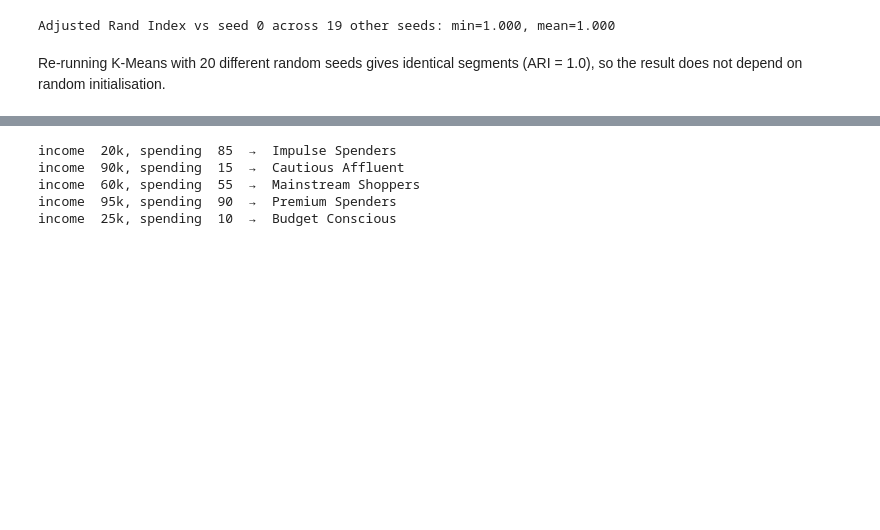
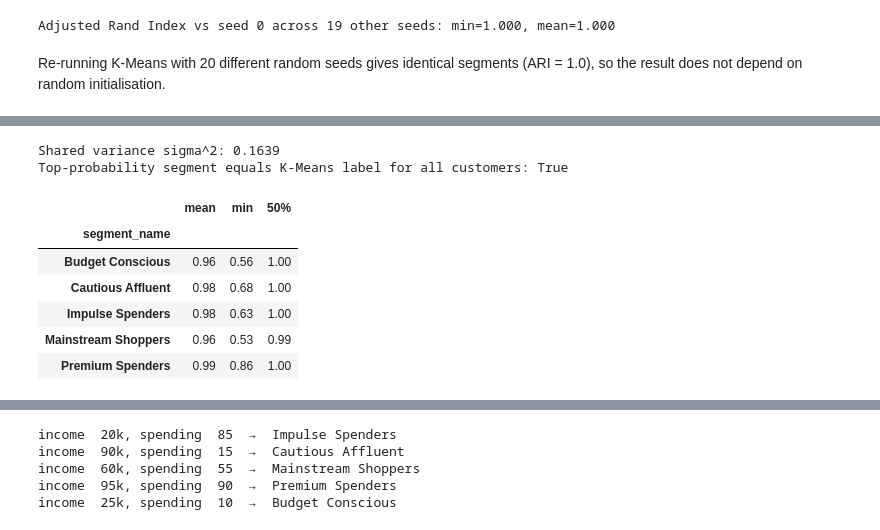
Before and after one commit to Tanishqtiwari1/Mall-Customer-Segments, a Jupyter notebook: notebooks/customer_segmentation.ipynb, the cells around one changed output, grey strips where cells are left out. Drawn from its saved outputs; the diff is of its cells as text; code cells hidden in the pictures; blank space fills up the shorter version.

```diff
--- a/notebooks/customer_segmentation.ipynb
+++ b/notebooks/customer_segmentation.ipynb
@@ -298,0 +309,18 @@ Re-running K-Means with 20 different random seeds gives identical segments (ARI
+# %%
+sigma2 = seg.soft_variance(kmeans, X_scaled)
+print("Shared variance sigma^2:", round(sigma2, 4))
+
+probs = np.array([seg.segment_probabilities(i, s, scaler, kmeans, sigma2) for i, s in zip(df["income"], df["spending"])])
+df["membership_prob"] = probs.max(axis=1)
+print("Top-probability segment equals K-Means label for all customers:", (probs.argmax(axis=1) == kmeans.labels_).all())
+df.groupby("segment_name")["membership_prob"].describe()[["mean", "min", "50%"]]
+# %% [output]
+Shared variance sigma^2: 0.1639
+Top-probability segment equals K-Means label for all customers: True
+|  | mean | min | 50% |
+| segment_name |  |  |  |
+| Budget Conscious | 0.96 | 0.56 | 1.00 |
+| Cautious Affluent | 0.98 | 0.68 | 1.00 |
+| Impulse Spenders | 0.98 | 0.63 | 1.00 |
+| Mainstream Shoppers | 0.96 | 0.53 | 0.99 |
+| Premium Spenders | 0.99 | 0.86 | 1.00 |
```
Also changed, not shown: parts of 7 cells of this notebook, 9 other files.
